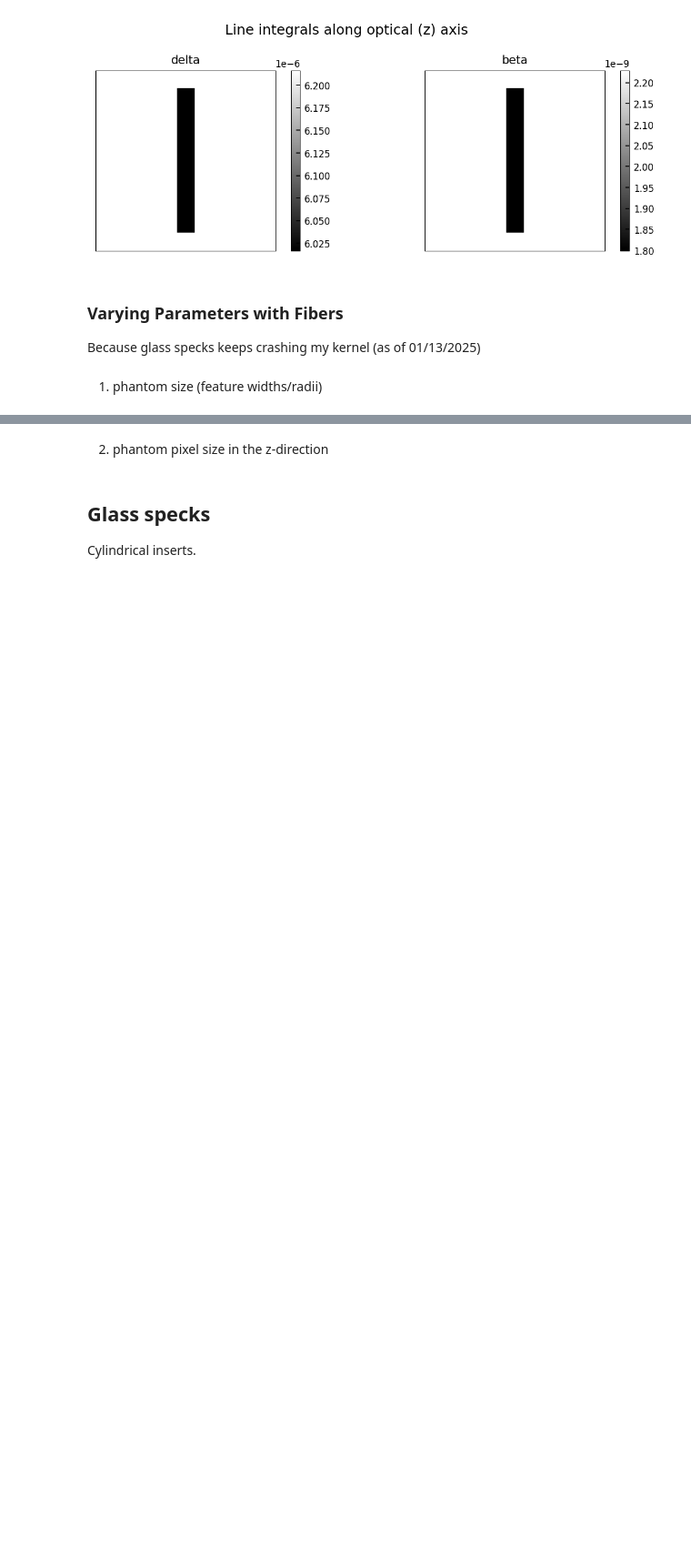
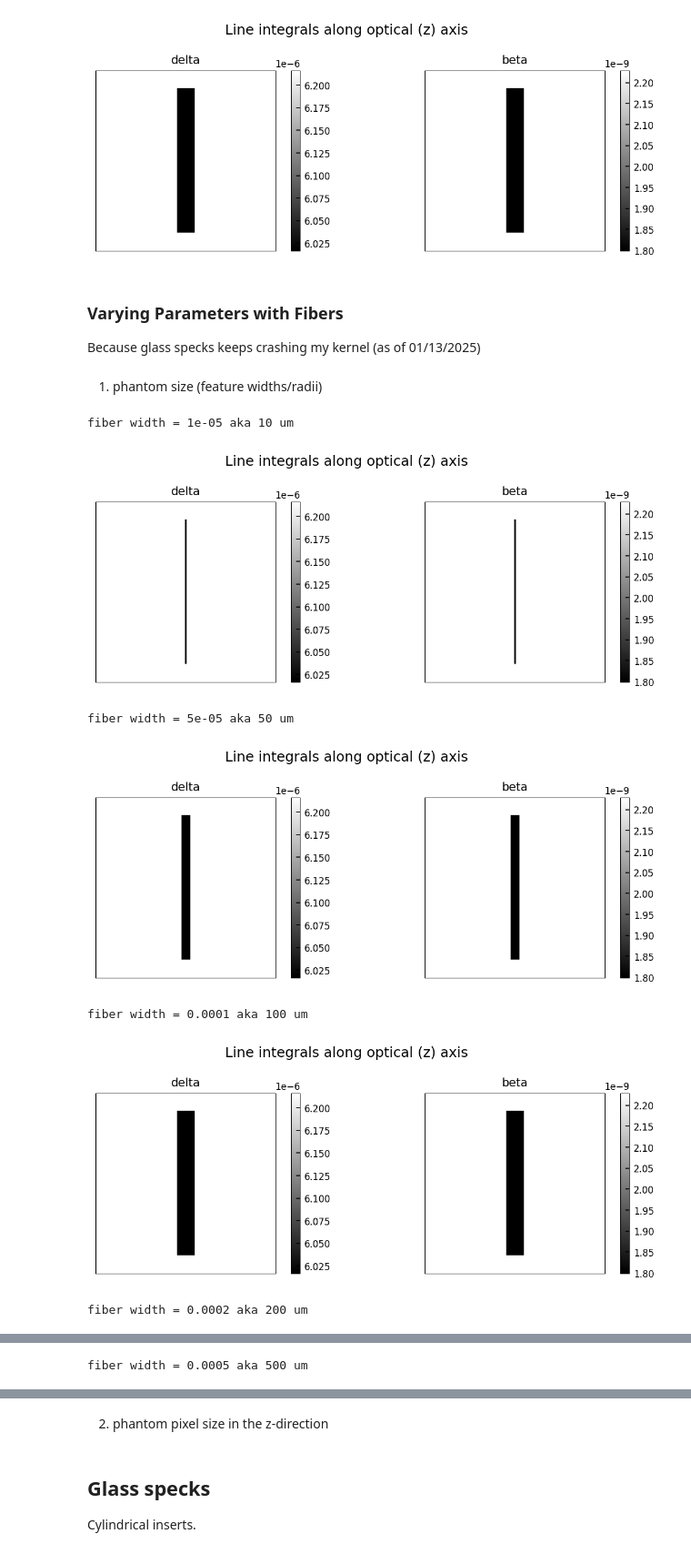
Before and after one commit to gjadick/spectral-xpci, a Jupyter notebook: multislice.ipynb, the cells around one changed output, grey strips where cells are left out. Shown: that part at 91% size. Cells and saved outputs as stored; diff of their text form; code cells hidden in the pictures; blank space fills up the shorter version.

Commit message:
fiber varies width

```diff
--- a/multislice.ipynb
+++ b/multislice.ipynb
@@ -270,4 +270,17 @@ Because glass specks keeps crashing my kernel (as of 01/13/2025)
 # %% [markdown]
 1. phantom size (feature widths/radii)
 # %%
-# ...
+# original fiber_width = 100e-6
+
+for fiber_width in [10e-6, 50e-6, 100e-6, 200e-6, 500e-6]:
+    print(f'fiber width = {fiber_width} aka {fiber_width*1e6:.0f} um')
+    obj_delta, obj_beta = make_fiber_phantom(N, Nz, dx, fiber_width, energy)
+    show_phantom(obj_delta, obj_beta)
+# %% [output]
+fiber width = 1e-05 aka 10 um
+[figure, added]
+fiber width = 5e-05 aka 50 um
+[figure, added]
+fiber width = 0.0001 aka 100 um
+[figure, added]
+fiber width = 0.0002 aka 200 um
@@ -273,0 +288 @@ Because glass specks keeps crashing my kernel (as of 01/13/2025)
+fiber width = 0.0005 aka 500 um
```
Also changed, not shown: parts of 5 cells of this notebook.
